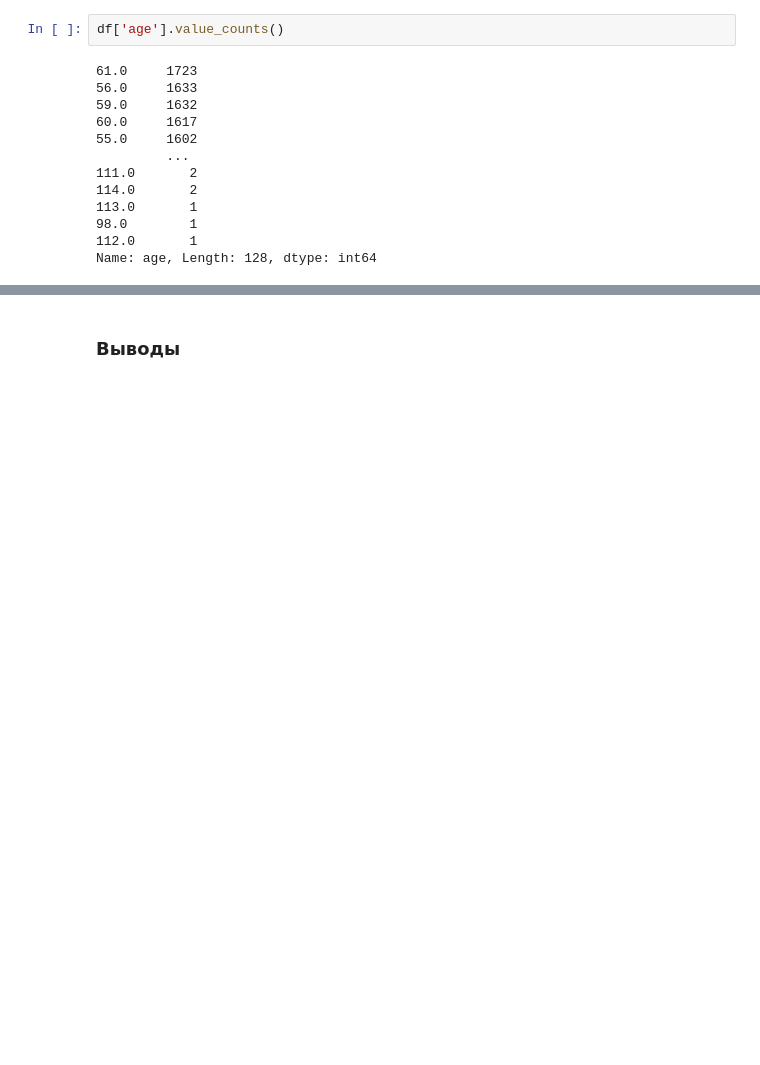
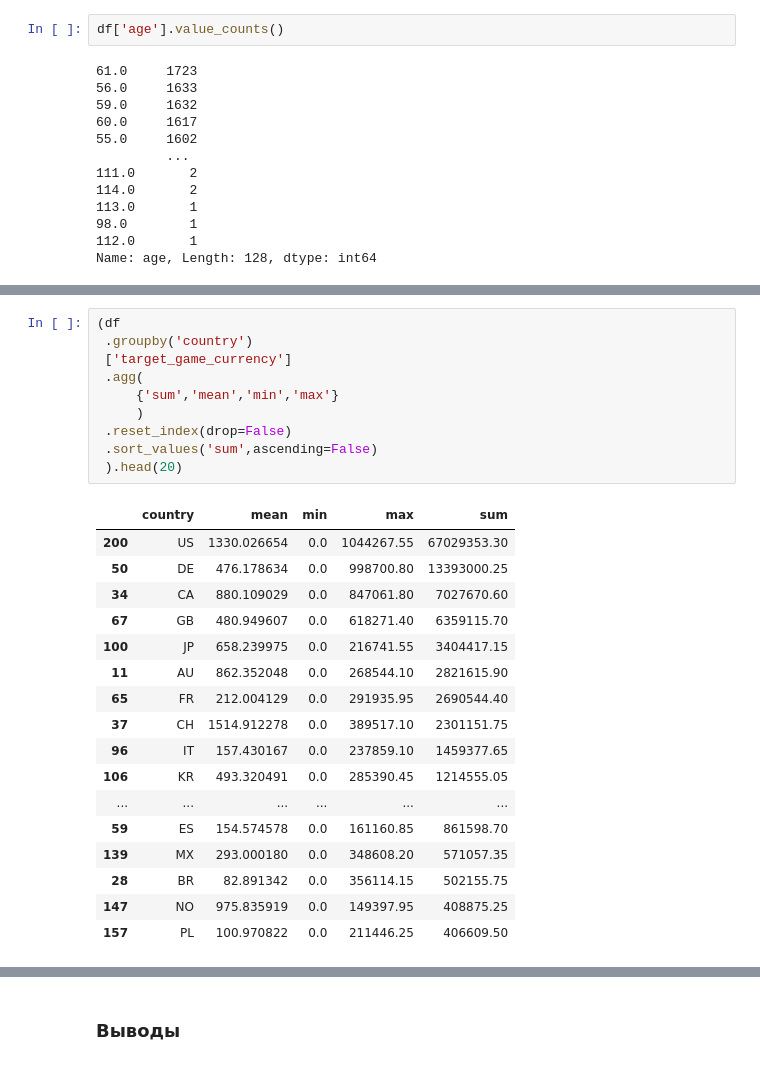
Before and after one commit to KurmangazyKarabekov/Dataset_decision, a Jupyter notebook: 1_EDA.ipynb, the cells around one changed output, grey strips where cells are left out. Cells and saved outputs as stored; diff of their text form; blank space fills up the shorter version.

```diff
--- a/1_EDA.ipynb
+++ b/1_EDA.ipynb
@@ -191,0 +267,28 @@ Name: age, Length: 128, dtype: int64
+# %%
+(df
+ .groupby('country')
+ ['target_game_currency']
+ .agg(
+     {'sum','mean','min','max'}
+     )
+ .reset_index(drop=False)
+ .sort_values('sum',ascending=False)
+ ).head(20)
+# %% [output]
+|  | country | mean | min | max | sum |
+| 200 | US | 1330.026654 | 0.0 | 1044267.55 | 67029353.30 |
+| 50 | DE | 476.178634 | 0.0 | 998700.80 | 13393000.25 |
+| 34 | CA | 880.109029 | 0.0 | 847061.80 | 7027670.60 |
+| 67 | GB | 480.949607 | 0.0 | 618271.40 | 6359115.70 |
+| 100 | JP | 658.239975 | 0.0 | 216741.55 | 3404417.15 |
+| 11 | AU | 862.352048 | 0.0 | 268544.10 | 2821615.90 |
+| 65 | FR | 212.004129 | 0.0 | 291935.95 | 2690544.40 |
+| 37 | CH | 1514.912278 | 0.0 | 389517.10 | 2301151.75 |
+| 96 | IT | 157.430167 | 0.0 | 237859.10 | 1459377.65 |
+| 106 | KR | 493.320491 | 0.0 | 285390.45 | 1214555.05 |
+| ... | ... | ... | ... | ... | ... |
+| 59 | ES | 154.574578 | 0.0 | 161160.85 | 861598.70 |
+| 139 | MX | 293.000180 | 0.0 | 348608.20 | 571057.35 |
+| 28 | BR | 82.891342 | 0.0 | 356114.15 | 502155.75 |
+| 147 | NO | 975.835919 | 0.0 | 149397.95 | 408875.25 |
+| 157 | PL | 100.970822 | 0.0 | 211446.25 | 406609.50 |
```
Also changed, not shown: parts of 13 cells of this notebook, 1 other file.
